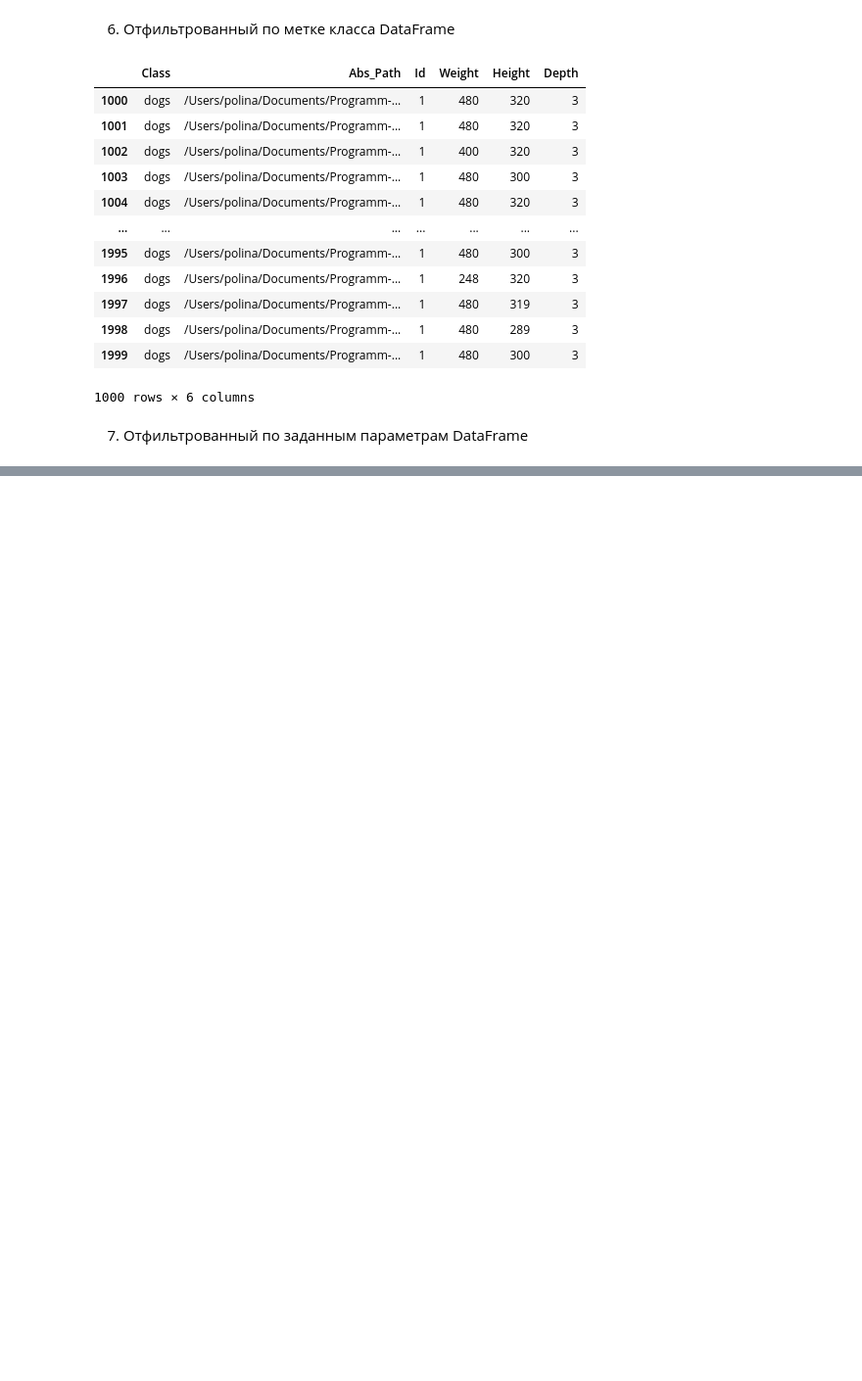
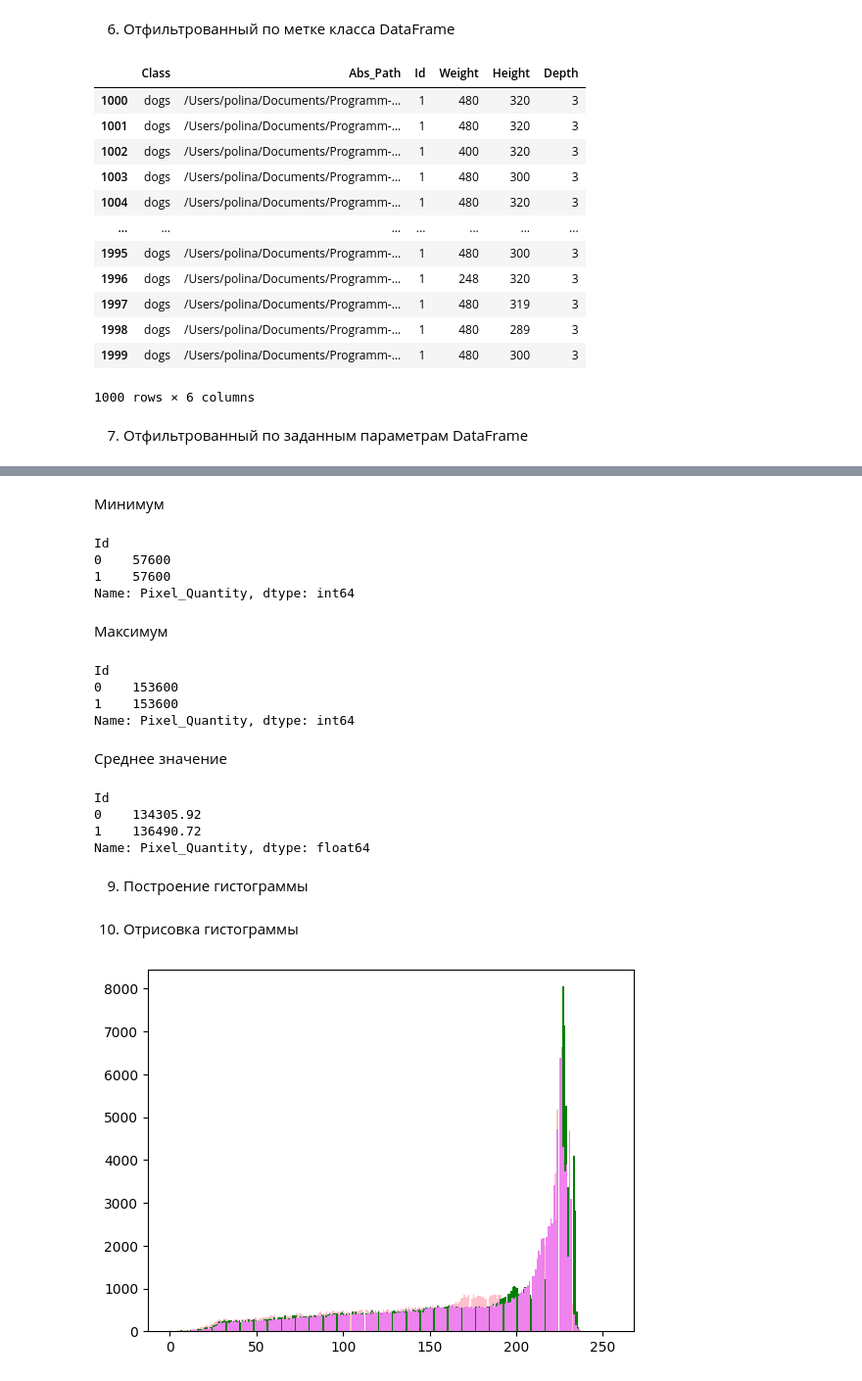
Before and after one commit to Tattaboe/Programm-lab, a Jupyter notebook: model.ipynb, the cells around one changed output, grey strips where cells are left out. Shown at 98% size. Drawn from its saved outputs; the diff is of its cells as text; code cells hidden in the pictures; blank space fills up the shorter version.

```diff
--- a/model.ipynb
+++ b/model.ipynb
@@ -184,0 +236,61 @@ filter_given_parameters(df, 320, 320, 1)
+# %% [markdown]
+Минимум
+# %%
+group_df["Pixel_Quantity"].min()
+# %% [output]
+Id
+0    57600
+1    57600
+Name: Pixel_Quantity, dtype: int64
+# %% [markdown]
+Максимум
+# %%
+group_df["Pixel_Quantity"].max()
+# %% [output]
+Id
+0    153600
+1    153600
+Name: Pixel_Quantity, dtype: int64
+# %% [markdown]
+Среднее значение
+# %%
+group_df["Pixel_Quantity"].mean()
+# %% [output]
+Id
+0    134305.92
+1    136490.72
+Name: Pixel_Quantity, dtype: float64
+# %% [markdown]
+9. Построение гистограммы
+# %%
+"""
+ Построение гистограммы
+
+    Parameters
+    ----------
+    df
+     Датафрейм
+    id
+     Идентификатор класса
+    Returns
+    -------
+    typing.Sequence[cv2.typing.MatLike]
+     Изображение гистограммы
+
+ """
+def get_gist_channels(df, id) -> typing.Sequence[cv2.typing.MatLike]:
+    filter = filter_class_id(df, id)
+    path = filter["Abs_Path"][random.randint(0, len(filter)-1)]
+    img = cv2.imread(path, cv2.IMREAD_COLOR)
+    return cv2.split(img)
+
+p, g, v = get_gist_channels(df, 0)
+# %% [markdown]
+10. Отрисовка гистограммы
+# %%
+plt.hist(p.ravel(), bins=280, color='pink')
+plt.hist(g.ravel(), bins=280, color='green')
+plt.hist(v.ravel(), bins=280, color='violet')
+plt.show()
+# %% [output]
+[figure, added]
```
Also changed, not shown: parts of 4 cells of this notebook.
